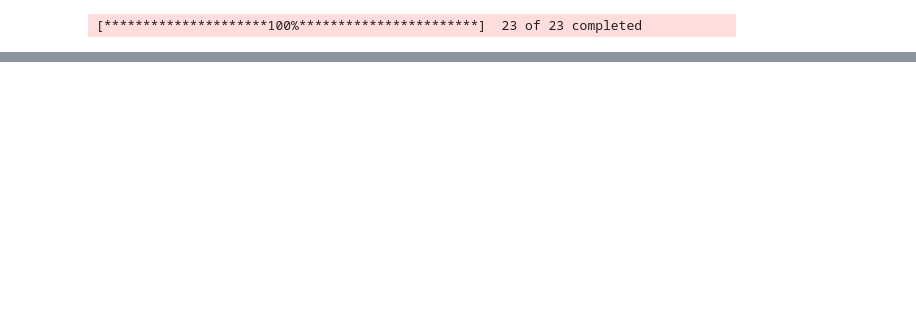
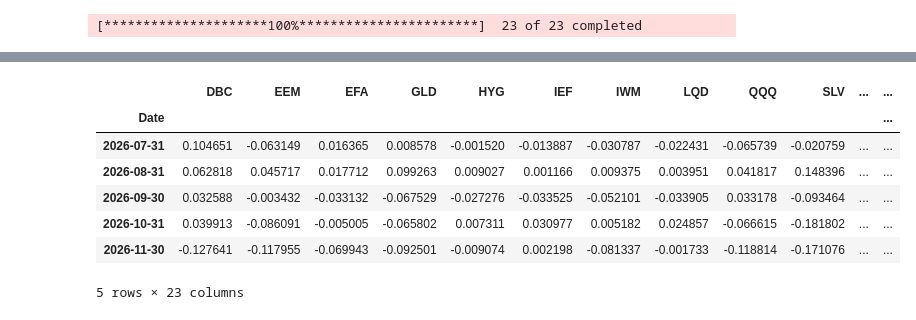
Before and after one commit to aayushthagunna94-spec/etf-momentum, a Jupyter notebook: notebooks/explore1.ipynb, the cells around one changed output, grey strips where cells are left out. Saved outputs shown, nothing was run; the diff lists cells and outputs as text; code cells hidden in the pictures; blank space fills up the shorter version.

```diff
--- a/notebooks/explore1.ipynb
+++ b/notebooks/explore1.ipynb
@@ -24,0 +252,11 @@ prices
+# %%
+monthly_returns.tail()
+# %% [output]
+|  | DBC | EEM | EFA | GLD | HYG | IEF | IWM | LQD | QQQ | SLV | ... | ... |
+| Date |  |  |  |  |  |  |  |  |  |  |  | ... |
+| 2026-07-31 | 0.104651 | -0.063149 | 0.016365 | 0.008578 | -0.001520 | -0.013887 | -0.030787 | -0.022431 | -0.065739 | -0.020759 | ... | ... |
+| 2026-08-31 | 0.062818 | 0.045717 | 0.017712 | 0.099263 | 0.009027 | 0.001166 | 0.009375 | 0.003951 | 0.041817 | 0.148396 | ... | ... |
+| 2026-09-30 | 0.032588 | -0.003432 | -0.033132 | -0.067529 | -0.027276 | -0.033525 | -0.052101 | -0.033905 | 0.033178 | -0.093464 | ... | ... |
+| 2026-10-31 | 0.039913 | -0.086091 | -0.005005 | -0.065802 | 0.007311 | 0.030977 | 0.005182 | 0.024857 | -0.066615 | -0.181802 | ... | ... |
+| 2026-11-30 | -0.127641 | -0.117955 | -0.069943 | -0.092501 | -0.009074 | 0.002198 | -0.081337 | -0.001733 | -0.118814 | -0.171076 | ... | ... |
+5 rows × 23 columns
```
Also changed, not shown: parts of 22 cells of this notebook.
